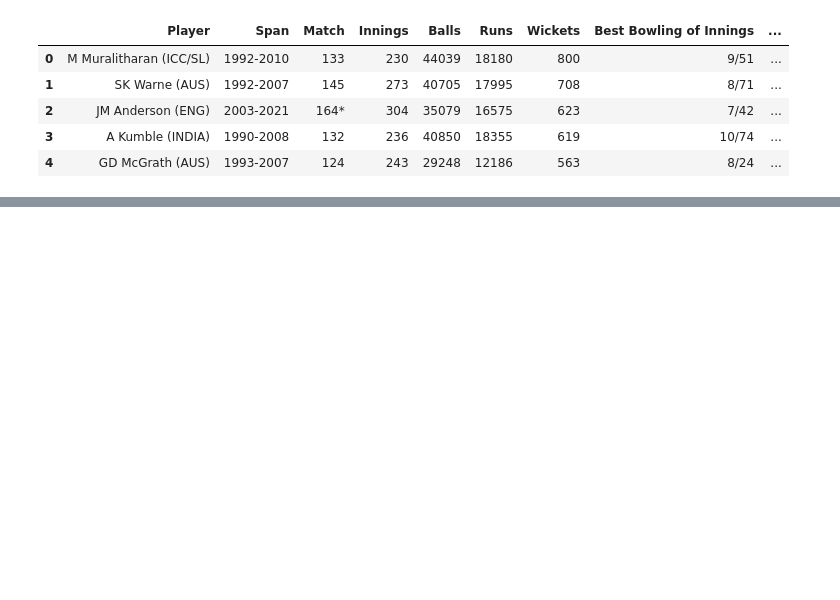
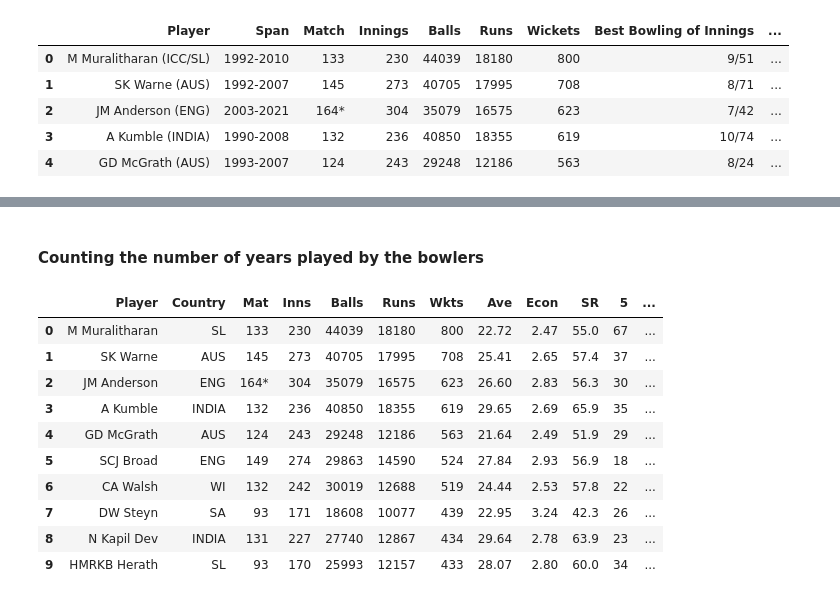
Before and after one commit to shahrier-antor/Test_bowlers_analysis, a Jupyter notebook: test_bowlers_analysis.ipynb, the cells around one changed output, grey strips where cells are left out. Cells and saved outputs as stored; diff of their text form; code cells hidden in the pictures; blank space fills up the shorter version.

```diff
--- a/test_bowlers_analysis.ipynb
+++ b/test_bowlers_analysis.ipynb
@@ -118,0 +211,38 @@ display(df.head())
+# %% [markdown]
+#### Counting the number of years played by the bowlers
+# %%
+
+#splitting the 'Span' column based on the "-"
+df_span = df['Span'].str.split("-", expand=True)
+
+# conccatinating the new dataframe with the main dataframe
+df = pd.concat([df, df_span], axis=1)
+
+# renaming the newly created column names
+df = df.rename(columns={0: "Start_year",
+                        1: "End_year"})
+
+# removing the "Span" column
+df = df.drop('Span', axis=1)
+
+# Data type conversion
+df['Start_year'] = df['Start_year'].astype('int')
+df['End_year'] = df['End_year'].astype('int')
+
+# Counting the Numbers of years played by the playes
+df['years_played'] = df['End_year'] - df['Start_year']
+df = df.drop(['Start_year', "End_year"], axis=1)
+
+display(df.head(10))
+# %% [output]
+|  | Player | Country | Mat | Inns | Balls | Runs | Wkts | Ave | Econ | SR | 5 | ... |
+| 0 | M Muralitharan | SL | 133 | 230 | 44039 | 18180 | 800 | 22.72 | 2.47 | 55.0 | 67 | ... |
+| 1 | SK Warne | AUS | 145 | 273 | 40705 | 17995 | 708 | 25.41 | 2.65 | 57.4 | 37 | ... |
+| 2 | JM Anderson | ENG | 164* | 304 | 35079 | 16575 | 623 | 26.60 | 2.83 | 56.3 | 30 | ... |
+| 3 | A Kumble | INDIA | 132 | 236 | 40850 | 18355 | 619 | 29.65 | 2.69 | 65.9 | 35 | ... |
+| 4 | GD McGrath | AUS | 124 | 243 | 29248 | 12186 | 563 | 21.64 | 2.49 | 51.9 | 29 | ... |
+| 5 | SCJ Broad | ENG | 149 | 274 | 29863 | 14590 | 524 | 27.84 | 2.93 | 56.9 | 18 | ... |
+| 6 | CA Walsh | WI | 132 | 242 | 30019 | 12688 | 519 | 24.44 | 2.53 | 57.8 | 22 | ... |
+| 7 | DW Steyn | SA | 93 | 171 | 18608 | 10077 | 439 | 22.95 | 3.24 | 42.3 | 26 | ... |
+| 8 | N Kapil Dev | INDIA | 131 | 227 | 27740 | 12867 | 434 | 29.64 | 2.78 | 63.9 | 23 | ... |
+| 9 | HMRKB Herath | SL | 93 | 170 | 25993 | 12157 | 433 | 28.07 | 2.80 | 60.0 | 34 | ... |
```
Also changed, not shown: parts of 40 cells of this notebook.
